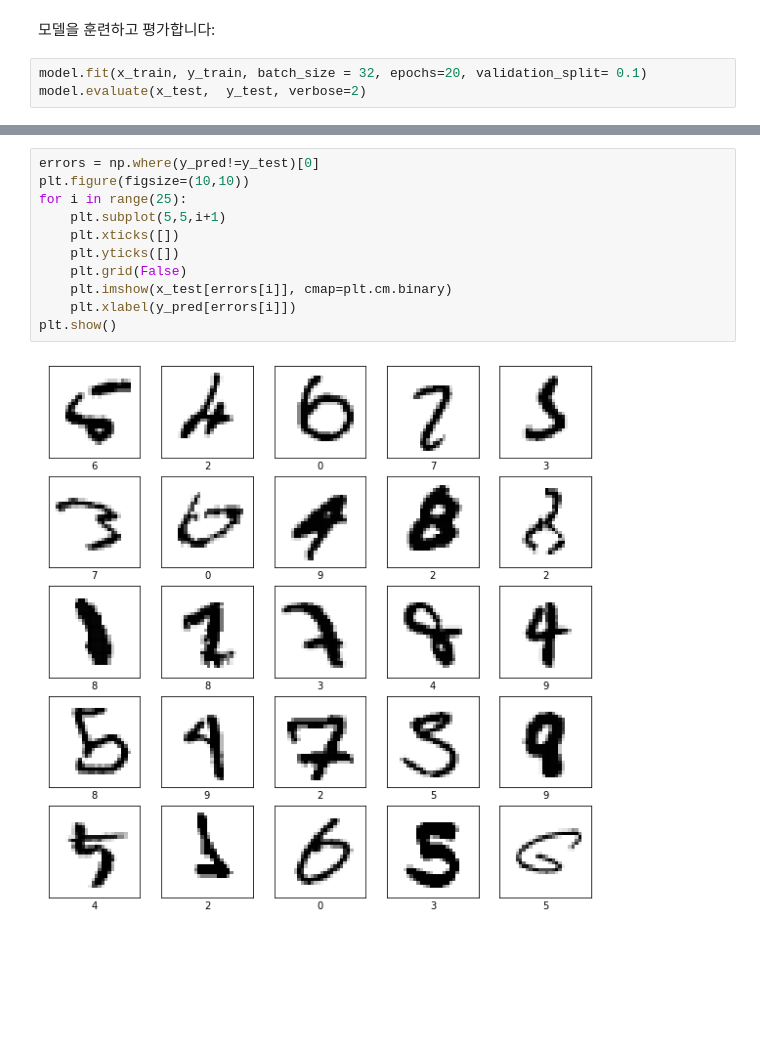
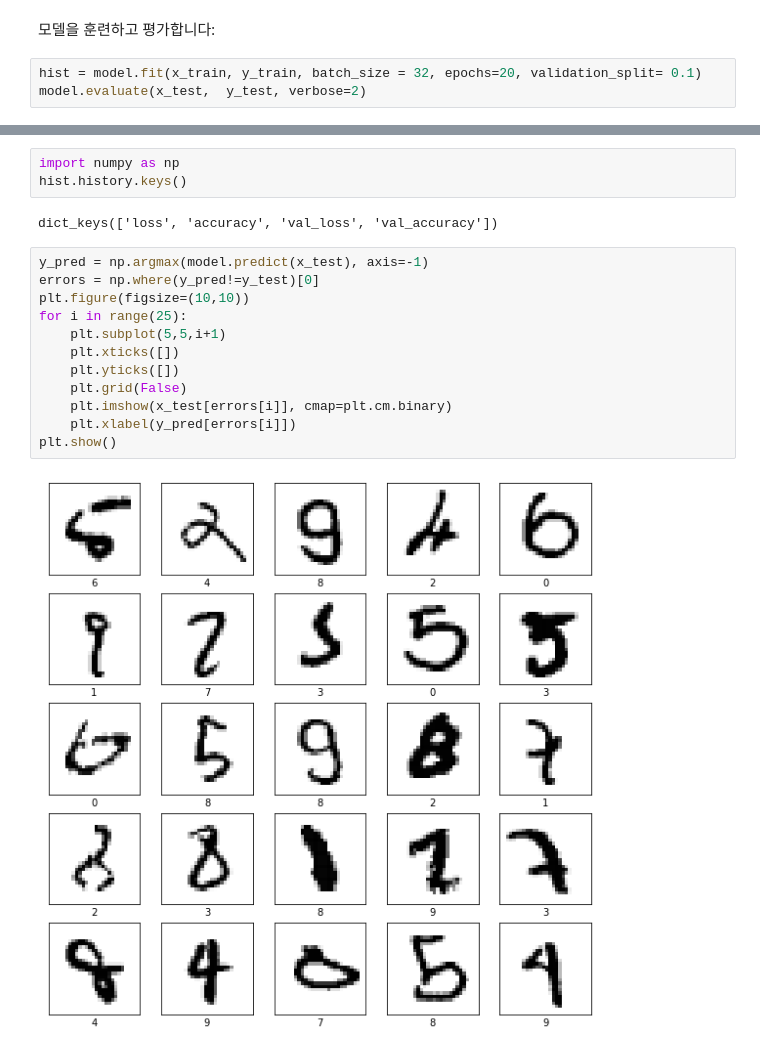
Before and after one commit to mephi82/grad_data_analysis, a Jupyter notebook: site/ko/tutorials/quickstart/beginner.ipynb, the cells around one changed output, grey strips where cells are left out. Drawn from its saved outputs; the diff is of its cells as text; blank space fills up the shorter version.

```diff
--- a/site/ko/tutorials/quickstart/beginner.ipynb
+++ b/site/ko/tutorials/quickstart/beginner.ipynb
@@ -90,7 +90,7 @@ None
 # %% [markdown]
 모델을 훈련하고 평가합니다:
 # %%
-model.fit(x_train, y_train, batch_size = 32, epochs=20, validation_split= 0.1)
+hist = model.fit(x_train, y_train, batch_size = 32, epochs=20, validation_split= 0.1)
 model.evaluate(x_test,  y_test, verbose=2)
 # %% [output]
 Epoch 1/20
@@ -117,13 +134,19 @@ y_pred = np.fromiter(map(np.argmax, model.predict(x_test)), dtype=np.int)
+# %%
+import numpy as np
+hist.history.keys()
+# %% [output]
+dict_keys(['loss', 'accuracy', 'val_loss', 'val_accuracy'])
 # %%
+y_pred = np.argmax(model.predict(x_test), axis=-1)
 errors = np.where(y_pred!=y_test)[0]
 plt.figure(figsize=(10,10))
 for i in range(25):
     plt.subplot(5,5,i+1)
     plt.xticks([])
     plt.yticks([])
     plt.grid(False)
     plt.imshow(x_test[errors[i]], cmap=plt.cm.binary)
     plt.xlabel(y_pred[errors[i]])
 plt.show()
 # %% [output]
-[figure, old version]
+[figure, new version]
```
Also changed, not shown: parts of 4 cells of this notebook.
